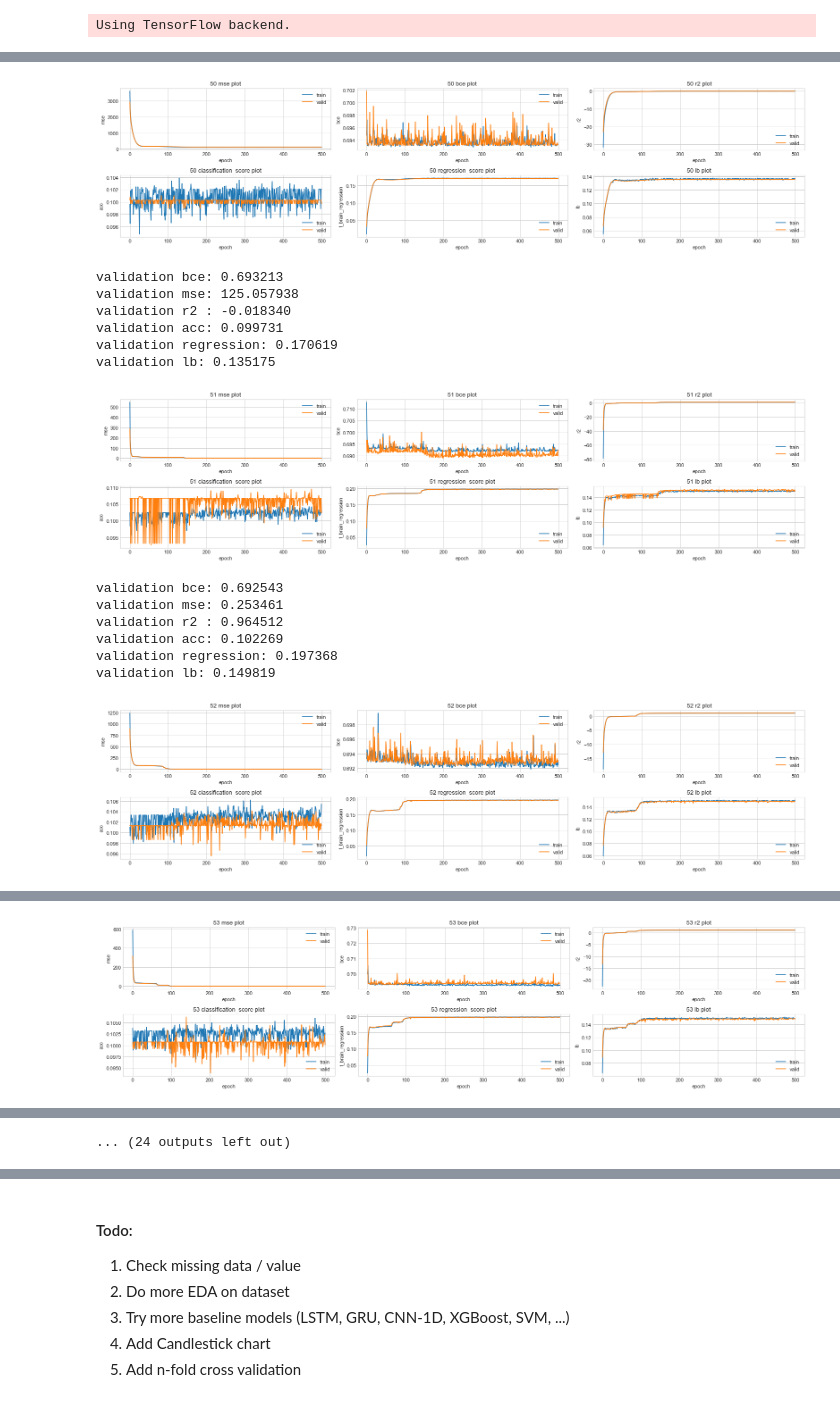
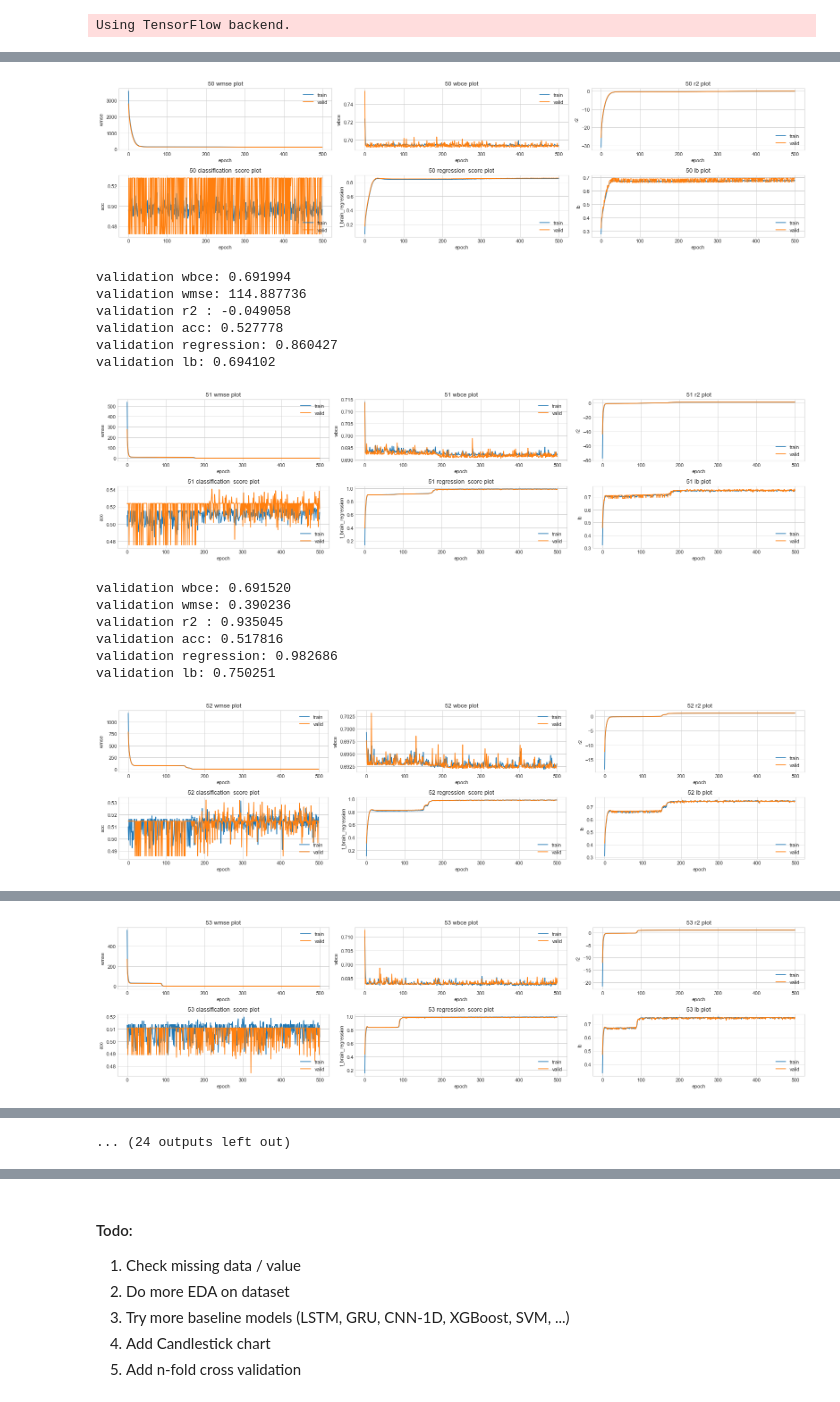
Before and after one commit to peter0749/Tbrain_2018_stock_prediction, a Jupyter notebook: lstm.ipynb, the cells around one changed output, grey strips where cells are left out. Saved outputs shown, nothing was run; the diff lists cells and outputs as text; code cells hidden in the pictures.

```diff
--- a/lstm.ipynb
+++ b/lstm.ipynb
@@ -20,9 +20,9 @@ K.set_session(session)
 # %% [output]
 Using TensorFlow backend.
 # %%
-DATASET_ROOT = './TBrain_Round2_DataSet_20180511'
+DATASET_ROOT = './0518'
 TRAIN_PATH = os.path.join(DATASET_ROOT, 'taetfp.csv')
-TS_IN=10
+TS_IN=8
 TS_OUT=5
 fields = ['開盤價(元)', '最高價(元)', '最低價(元)', '收盤價(元)', '成交張數(張)']
 fields_dict = dict()
@@ -111,6 +111,5 @@ for n, s in enumerate(split_train):
 # %%
 from keras.regularizers import *
-from keras.metrics import binary_accuracy
 
 # custom R2-score metrics for keras backend
 def r2_keras(y_true, y_pred):
@@ -119,10 +118,23 @@ def r2_keras(y_true, y_pred):
     return (1 - SS_res/(SS_tot + K.epsilon()))
 
 def classification_score(y_true, y_pred):
-    return binary_accuracy(y_true, y_pred) * np.array([0.1, 0.15, 0.2, 0.25, 0.3])
+    weights = K.constant([0.1, 0.15, 0.2, 0.25, 0.3], dtype='float32', shape=(1,5,1))
+    eq = K.cast(K.equal(K.round(y_true), K.round(y_pred)), 'float32')
+    return K.mean(K.sum(eq * weights, axis=-2))
+
+def regress_loss(y_true, y_pred):
+    weights = K.constant([0.1, 0.15, 0.2, 0.25, 0.3], dtype='float32', shape=(1,5,1))
+    wmse = K.mean(K.sum(K.square(y_true-y_pred) * weights, axis=-2)) # mean squared error with weights
+    return wmse
+
+def classification_loss(y_true, y_pred):
+    weights = K.constant([0.1, 0.15, 0.2, 0.25, 0.3], dtype='float32', shape=(1,5,1))
+    wbce = K.mean(K.sum(K.binary_crossentropy(y_true, y_pred) * weights, axis=-2))
+    return wbce
 
 def regression_score(y_true, y_pred):
-    return (y_true - K.abs(y_pred-y_true)) / (y_true+K.epsilon()) * np.array([0.1, 0.15, 0.2, 0.25, 0.3])
+    weights = K.constant([0.1, 0.15, 0.2, 0.25, 0.3], dtype='float32', shape=(1,5,1))
+    return K.mean(K.sum((y_true - K.abs(y_pred-y_true)) / (y_true+K.epsilon()) * weights, axis=-2))
 
 def make_model(ts_in=60, ts_out=5, n_field=6, n_encode=128, n_decode=128, reg_a=0.1):
     input_ = Input(shape=(ts_in, n_field))
@@ -174,12 +186,12 @@ def vis(history, title='no title', dpi=80):
     # r2, classification_score, regression_score, lb
     fig_, ax_ = plt.subplots(2, 3, dpi=80, figsize=(20, 5))
     ax = ax_.ravel()
-    titles = ['mse', 'bce', 'r2', 'classification_score', 'regression_score', 'lb']
+    titles = ['wmse', 'wbce', 'r2', 'classification_score', 'regression_score', 'lb']
     for i, p in enumerate(titles):
         ax[i].set_title(title + ' ' + p + ' plot')
     for i in range(6):
         ax[i].set_xlabel('epoch')
-    scores = ['mse', 'bce', 'r2', 'acc', 't_brain_regression', 'lb']
+    scores = ['wmse', 'wbce', 'r2', 'acc', 't_brain_regression', 'lb']
     for i, s in enumerate(scores):
         ax[i].set_ylabel(s)
     metric_names = ['regression_loss', 'class_loss', 'regression_r2_keras', 'class_classification_score', 'regression_regression_score']
@@ -196,36 +208,46 @@ def vis(history, title='no title', dpi=80):
 # %%
 from keras.callbacks import *
 from sklearn.model_selection import train_test_split
 BATCH_SIZE = 64
 EPOCH = 500
+total_lb = None
+total_vlb = None
 for model_n, (X, Y, label) in enumerate(train_18):
     X_train, X_test, Y_train, Y_test, label_train, label_test = train_test_split(X, Y, label, test_size=0.2)
     prefix = str(codes[model_n])
     model = make_model(ts_in=TS_IN, ts_out=TS_OUT)
-    model.compile(loss={'regression':'mean_squared_error', 'class':'binary_crossentropy'}, optimizer='adam', metrics = {'regression':[r2_keras, regression_score], 'class':[classification_score]}, loss_weights={'class':2, 'regression':1})
+    model.compile(loss={'regression':regress_loss, 'class':classification_loss}, optimizer='adam', metrics = {'regression':[r2_keras, regression_score], 'class':[classification_score]}, loss_weights={'class':2, 'regression':1})
     history = model.fit(X_train, [Y_train, label_train], validation_data=(X_test, [Y_test, label_test]) , batch_size=BATCH_SIZE, epochs=EPOCH, callbacks=[TensorBoard(log_dir=prefix+'_logs')], shuffle=True, verbose=0)
     vis(history, title=prefix, dpi=180)
-    print('validation bce: {:.6f}'.format(history.history['val_class_loss'][-1]))
-    print('validation mse: {:.6f}'.format(history.history['val_regression_loss'][-1]))
+    print('validation wbce: {:.6f}'.format(history.history['val_class_loss'][-1]))
+    print('validation wmse: {:.6f}'.format(history.history['val_regression_loss'][-1]))
     print('validation r2 : {:.6f}'.format(history.history['val_regression_r2_keras'][-1]))
     print('validation acc: {:.6f}'.format(history.history['val_class_classification_score'][-1]))
     print('validation regression: {:.6f}'.format(history.history['val_regression_regression_score'][-1]))
     print('validation lb: {:.6f}'.format(0.5*history.history['val_regression_regression_score'][-1]+0.5*history.history['val_class_classification_score'][-1]))
+    lb = 0.5 * np.asarray(history.history['class_classification_score']) + 0.5 * np.asarray(history.history['regression_regression_score'])
+    val_lb = 0.5 * np.asarray(history.history['val_class_classification_score']) + 0.5 * np.asarray(history.history['val_regression_regression_score'])
+    if total_lb is None: # compute total lb and plot lb plot
+        total_lb = lb
+        total_vlb = val_lb
+    else:
+        total_lb = total_lb + lb
+        total_vlb = total_vlb + val_lb
     model.save(prefix+'_model.h5')
     K.clear_session()
 # %% [output]
-[figure, old version]
+[figure, new version]
-validation bce: 0.693213
-validation mse: 125.057938
-validation r2 : -0.018340
-validation acc: 0.099731
-validation regression: 0.170619
-validation lb: 0.135175
+validation wbce: 0.691994
+validation wmse: 114.887736
+validation r2 : -0.049058
+validation acc: 0.527778
+validation regression: 0.860427
+validation lb: 0.694102
-[figure, old version]
+[figure, new version]
-validation bce: 0.692543
-validation mse: 0.253461
-validation r2 : 0.964512
-validation acc: 0.102269
-validation regression: 0.197368
-validation lb: 0.149819
+validation wbce: 0.691520
+validation wmse: 0.390236
+validation r2 : 0.935045
+validation acc: 0.517816
+validation regression: 0.982686
+validation lb: 0.750251
-[figure, old version]
+[figure, new version]
@@ -238 +260 @@ validation lb: 0.148726
-[figure, old version]
+[figure, new version]
```
Also changed, not shown: parts of 6 cells of this notebook, 2 other files.
